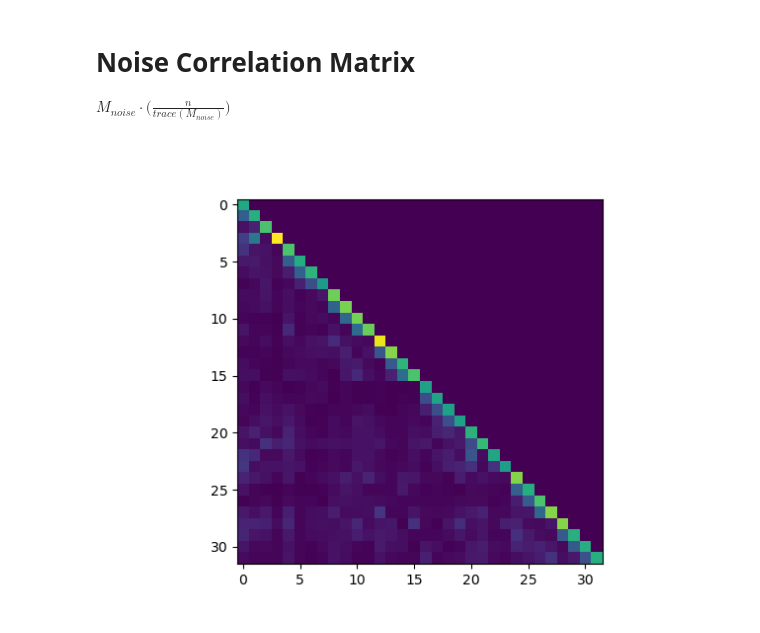
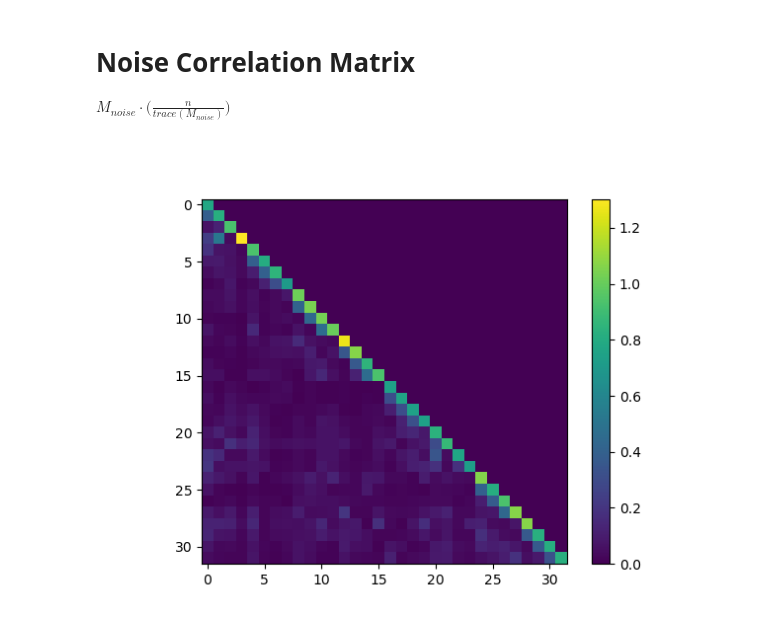
Before and after one commit to MRSI-HFMR-Group-Vienna/Synthetic_MRSI, a Jupyter notebook: code/main_notebook.ipynb, the cells around one changed output. Cells and saved outputs as stored; diff of their text form; code cells hidden in the pictures.

```diff
--- a/code/main_notebook.ipynb
+++ b/code/main_notebook.ipynb
@@ -1097,9 +1126,10 @@ $M_{noise} \cdot \biggl(\frac{n}{trace(M_{noise})}\biggr)$
 # %%
 plt.figure()
 plt.imshow(np.abs(np.linalg.cholesky(noise_correlation_complex_32)))
+plt.colorbar()
 plt.show()
 # %% [output]
-[figure, old version]
+[figure, new version]
 # %%
 # Check if is Hermitian matrix
 #   ==> thus values mirrowed around diagonal of a matrix
```
Also changed, not shown: parts of 12 cells of this notebook, 4 other files.
